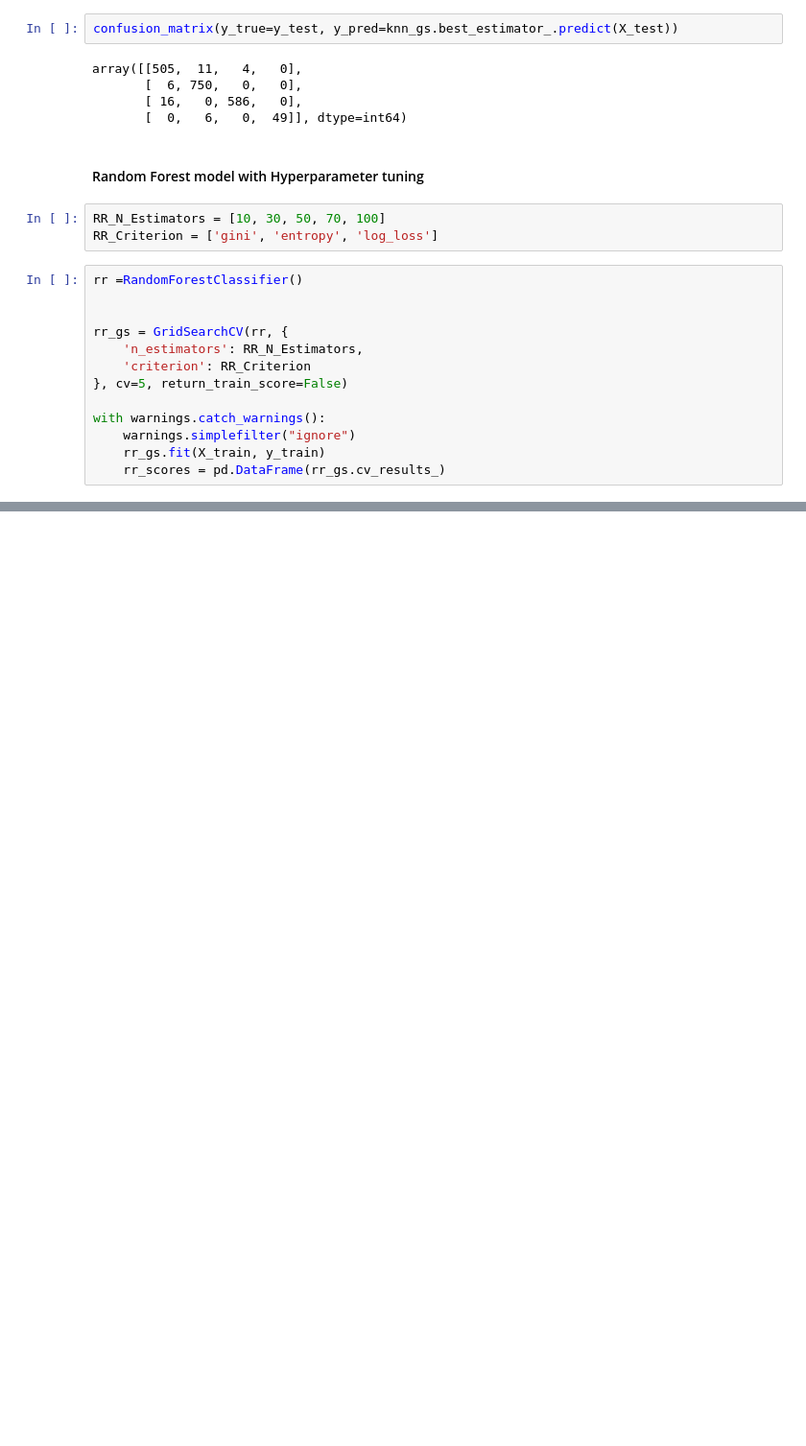
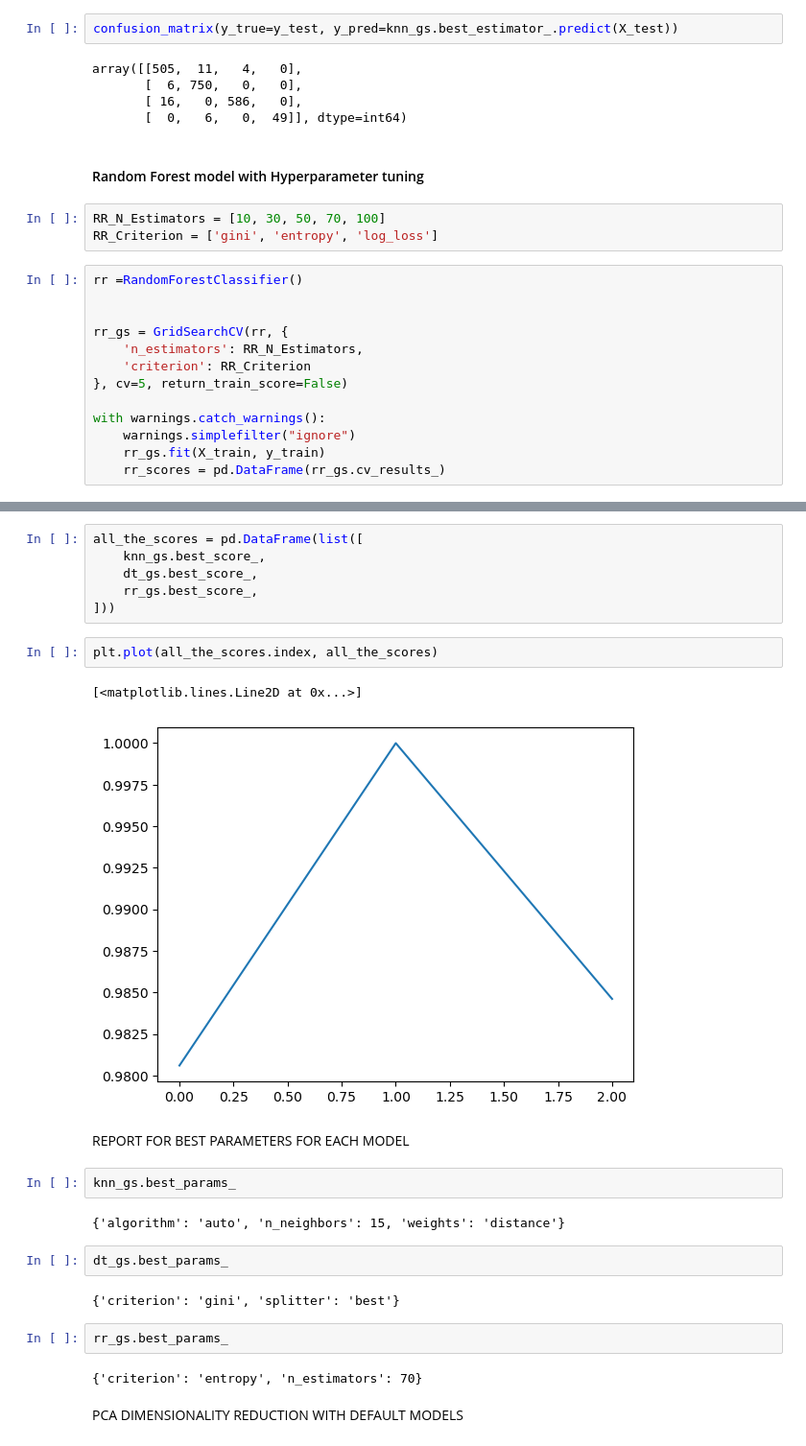
Before and after one commit to Clint-Os/PortfolioProjects, a Jupyter notebook: ML Project-Child anemia.ipynb, the cells around one changed output, grey strips where cells are left out. Shown: that part at 96% size. Drawn from its saved outputs; the diff is of its cells as text; blank space fills up the shorter version.

```diff
--- a/ML Project-Child anemia.ipynb
+++ b/ML Project-Child anemia.ipynb
@@ -302,0 +348,27 @@ plt.plot(rr_scores.index, rr_scores.mean_test_score)
+# %%
+all_the_scores = pd.DataFrame(list([
+    knn_gs.best_score_,
+    dt_gs.best_score_,
+    rr_gs.best_score_,
+]))
+# %%
+plt.plot(all_the_scores.index, all_the_scores)
+# %% [output]
+[<matplotlib.lines.Line2D at 0x...>]
+[figure, added]
+# %% [markdown]
+REPORT FOR BEST PARAMETERS FOR EACH MODEL
+# %%
+knn_gs.best_params_
+# %% [output]
+{'algorithm': 'auto', 'n_neighbors': 15, 'weights': 'distance'}
+# %%
+dt_gs.best_params_
+# %% [output]
+{'criterion': 'gini', 'splitter': 'best'}
+# %%
+rr_gs.best_params_
+# %% [output]
+{'criterion': 'entropy', 'n_estimators': 70}
+# %% [markdown]
+PCA DIMENSIONALITY REDUCTION WITH DEFAULT MODELS
```
Also changed, not shown: parts of 30 cells of this notebook.
